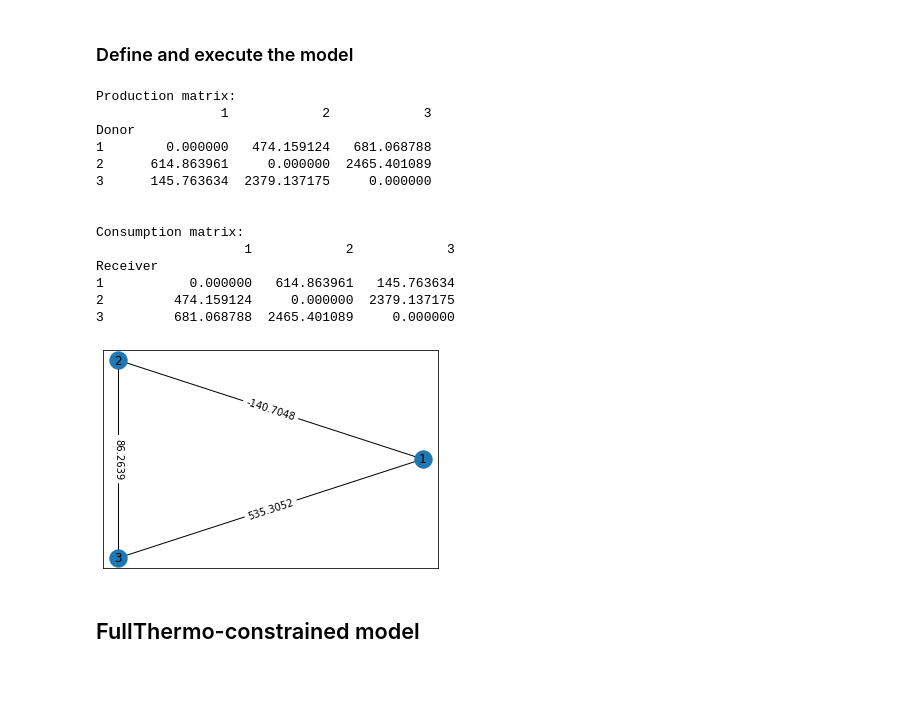
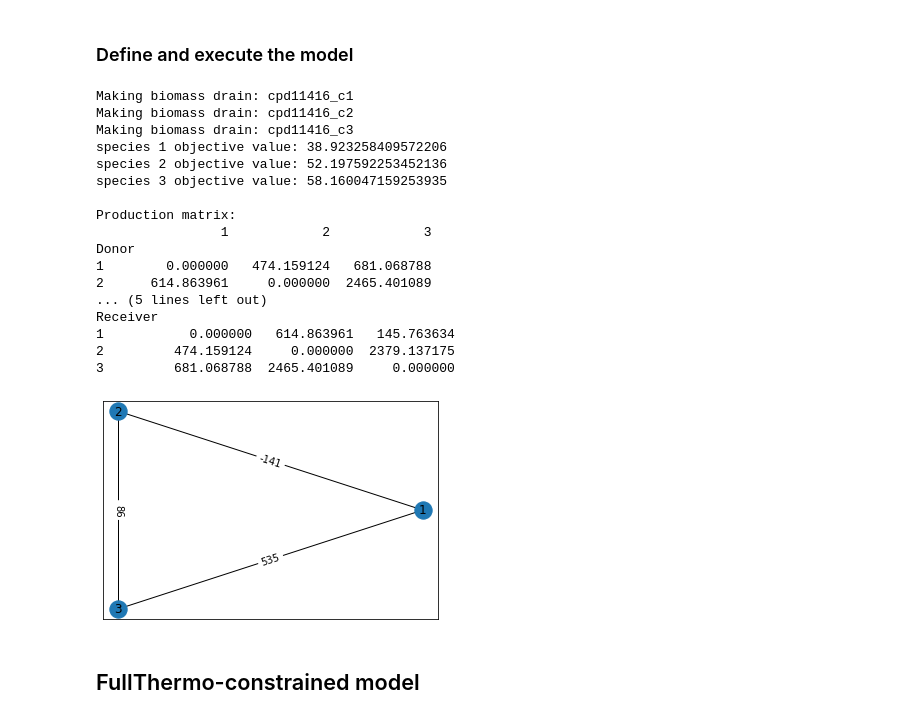
Before and after one commit to ModelSEED/ModelSEEDpy, a Jupyter notebook: examples/Community Modeling/MSCommunity_1.ipynb, the cells around one changed output. Cells and saved outputs as stored; diff of their text form; code cells hidden in the pictures; blank space fills up the shorter version.

```diff
--- a/examples/Community Modeling/MSCommunity_1.ipynb
+++ b/examples/Community Modeling/MSCommunity_1.ipynb
@@ -102,37 +106,41 @@ NameError: name 'media' is not defined
 # %%
 # import the model
 # from modelseedpy.fbapkg import kbasemediapkg
 
 modelInfo_2 = ['electrosynth_comnty.mdl.gf.2021',93204]
 mediaInfo_2 = ["CO2_minimal",93204]
 
 model = kbase.get_from_ws(modelInfo_2[0],modelInfo_2[1])
 media = kbase.get_from_ws(mediaInfo_2[0],mediaInfo_2[1])
 # kmp = kbasemediapkg.KBaseMediaPkg(self.model)
 # kmp.build_package(media)
 
 # simulate and visualize the model
 cfba = MSCommunity(model)
-cfba.constrain(media) #, msdb_path_for_fullthermo = '..\..\..\Biofilm growth code\GSWL code\ModelSEEDDatabase')
+cfba.drain_fluxes(predict_abundance = True)
+cfba.constrain(media)
 solution = cfba.run()
 cfba.compute_interactions(solution)
 cfba.visualize()
 # %% [output]
+Making biomass drain: cpd11416_c1
+Making biomass drain: cpd11416_c2
+Making biomass drain: cpd11416_c3
+species 1 objective value: 38.923258409572206
+species 2 objective value: 52.197592253452136
+species 3 objective value: 58.160047159253935
+
 Production matrix:
                 1            2            3
 Donor
 1        0.000000   474.159124   681.068788
 2      614.863961     0.000000  2465.401089
-3      145.763634  2379.137175     0.000000
-
-
-Consumption matrix:
-                   1            2            3
+... (5 lines left out)
 Receiver
 1           0.000000   614.863961   145.763634
 2         474.159124     0.000000  2379.137175
 3         681.068788  2465.401089     0.000000
-[figure, old version]
+[figure, new version]
 # %% [markdown]
 ## FullThermo-constrained model
 # %% [markdown]
```
Also changed, not shown: parts of 16 cells of this notebook, 3 other files.
